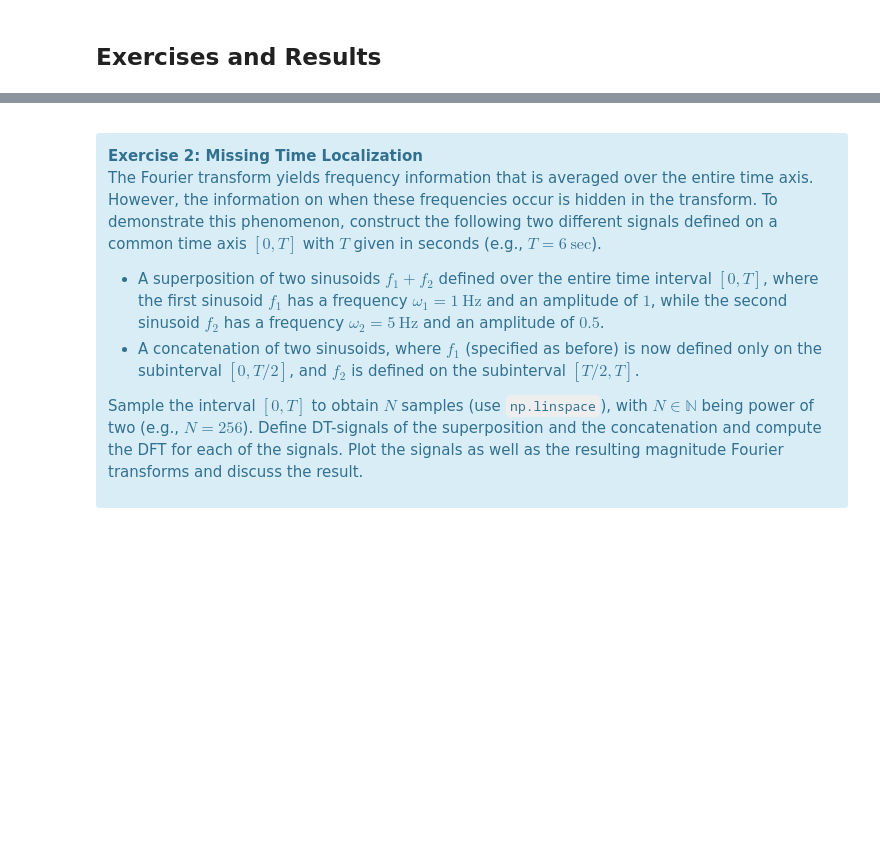
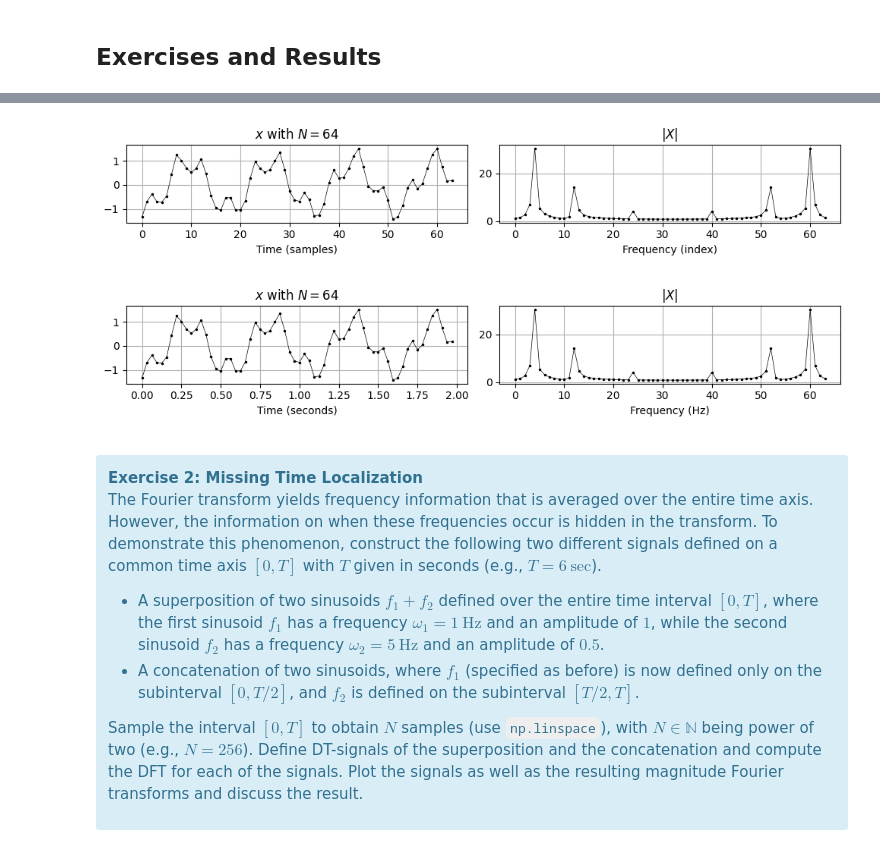
Before and after one commit to wkCircle/hf_audio_tutorial, a Jupyter notebook: FAU_PCP/09_dft_and_fft.ipynb, the cells around one changed output, grey strips where cells are left out. Drawn from its saved outputs; the diff is of its cells as text; code cells hidden in the pictures; blank space fills up the shorter version.

```diff
--- a/FAU_PCP/09_dft_and_fft.ipynb
+++ b/FAU_PCP/09_dft_and_fft.ipynb
@@ -691,3 +700,12 @@ Furthermore, using a real-valued signal $x\in\mathbb{R}^N$, the upper part of $X
+# %%
+x, t = signal.generate_example_signal(Fs=32, dur=2)
+X_hat = dft(x)
+
+plot_signal_dft(t, x, X_hat)
+plot_signal_dft(t, x, X_hat, ax_sec=True, ax_Hz=True)
+# %% [output]
+[figure, added]
+[figure, added]
 # %% [markdown]
 <a id='exercise_missing_time'></a>
 <div class="alert alert-block alert-info">
```
Also changed, not shown: parts of 15 cells of this notebook.
